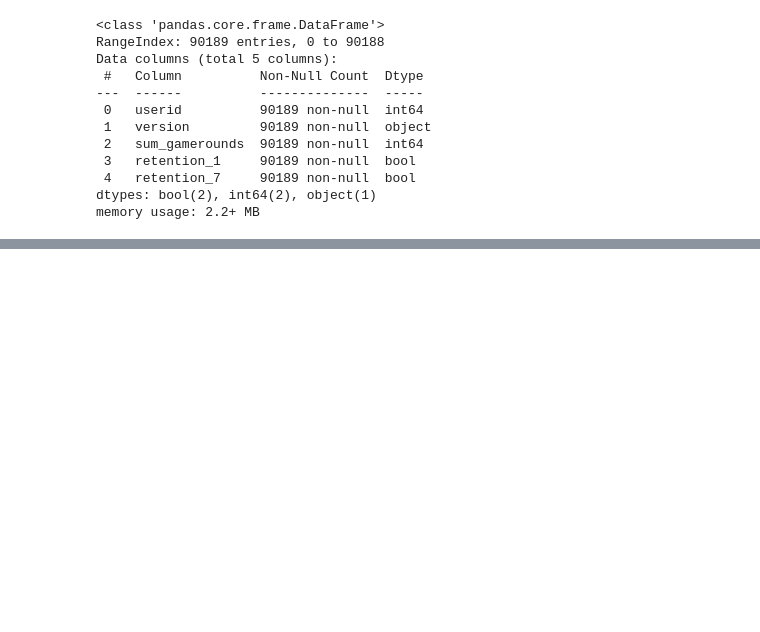
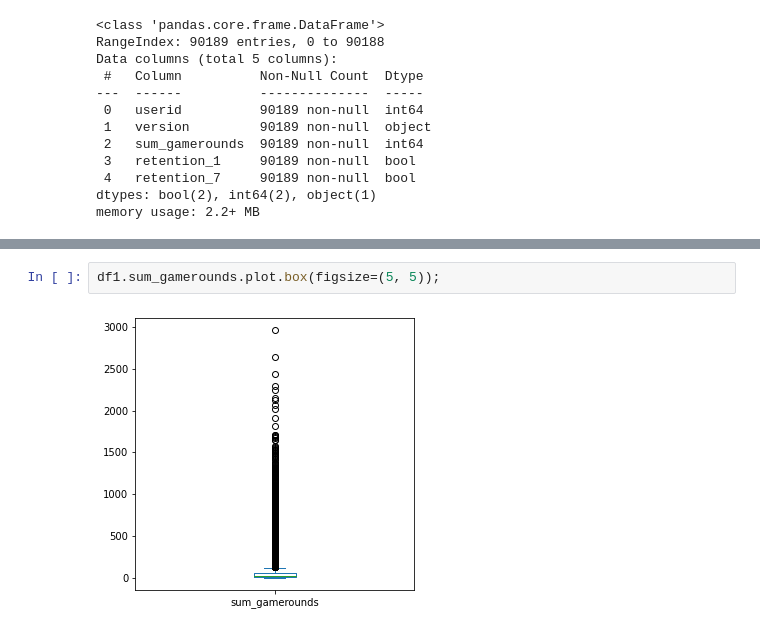
Before and after one commit to 9berny9/cookie_cats_analysis, a Jupyter notebook: cats.ipynb, the cells around one changed output, grey strips where cells are left out. Cells and saved outputs as stored; diff of their text form; blank space fills up the shorter version.

```diff
--- a/cats.ipynb
+++ b/cats.ipynb
@@ -31,0 +117,4 @@ df.head(5)
+# %%
+df1.sum_gamerounds.plot.box(figsize=(5, 5));
+# %% [output]
+[figure, added]
```
Also changed, not shown: parts of 22 cells of this notebook.
